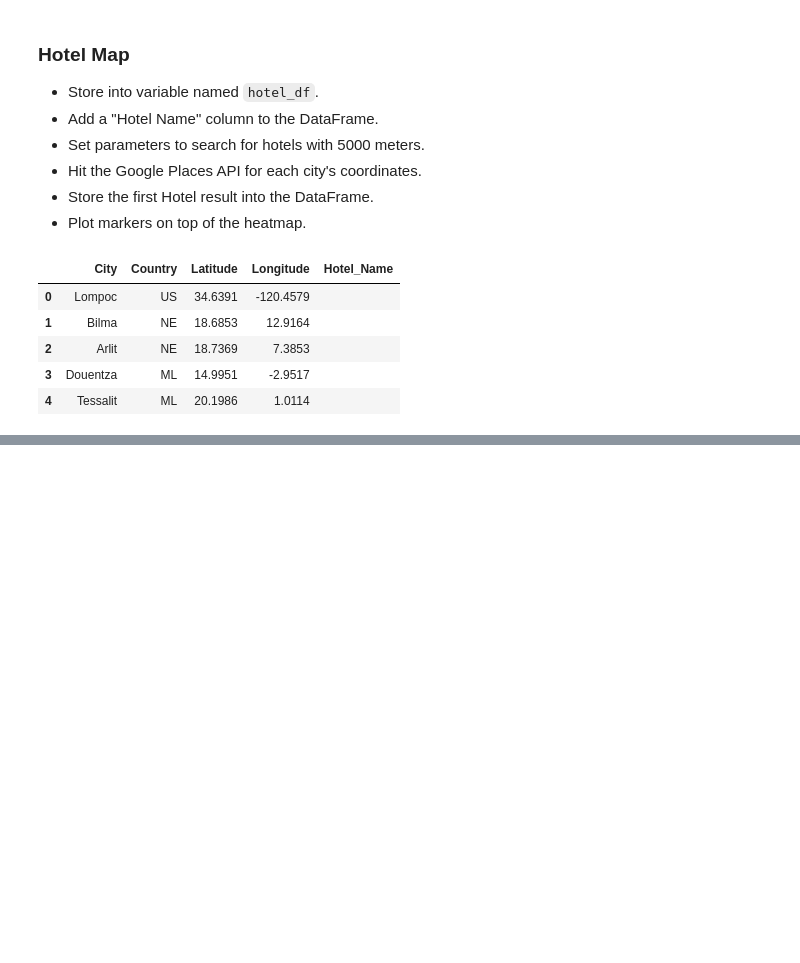
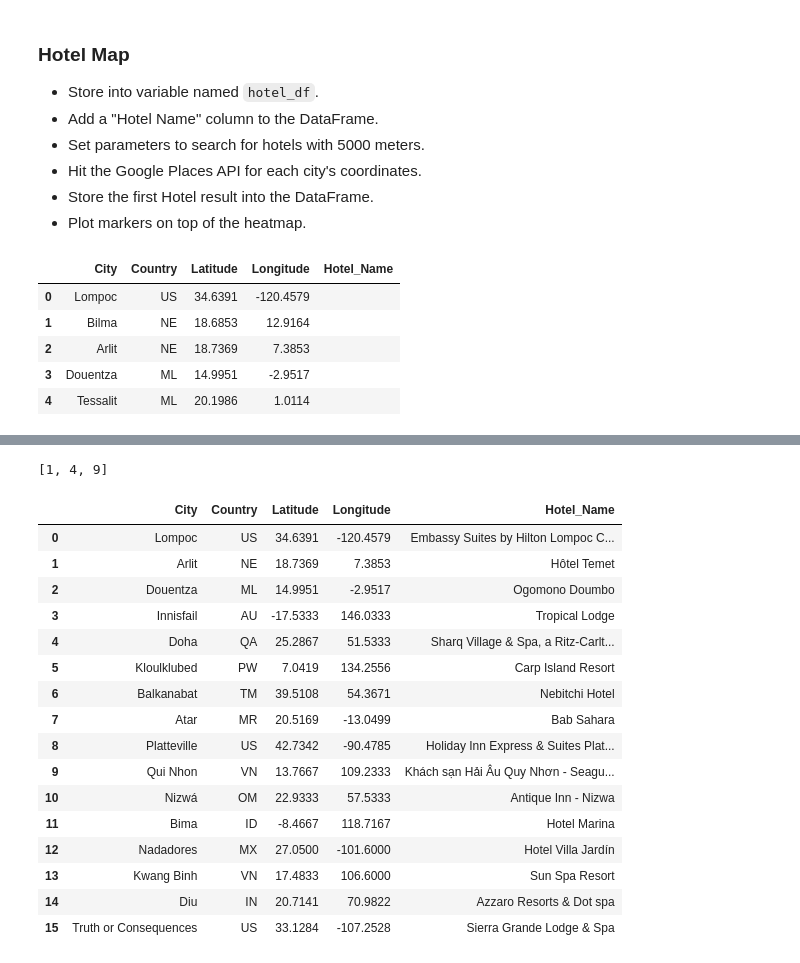
Before and after one commit to Lubinl/Python_APIs_Challenge, a Jupyter notebook: VacationPy/VacationPy.ipynb, the cells around one changed output, grey strips where cells are left out. Drawn from its saved outputs; the diff is of its cells as text; code cells hidden in the pictures; blank space fills up the shorter version.

```diff
--- a/VacationPy/VacationPy.ipynb
+++ b/VacationPy/VacationPy.ipynb
@@ -113,14 +114,34 @@ hotel_df.head()
 #(Referenced: https://developers.google.com/maps/documentation/places/web-service/search)
 base_url = "https://maps.googleapis.com/maps/api/place/nearbysearch/json"
 
-params = {"key": g_key,
-          "radius": 5000,
-          "type": "lodging"
-          "keyword": "hotel"}
-
+params = {"key" : g_key,
+          "radius" : 5000,
+          "type" : "hotel",
+          "keyword" : "hotels"}
+drop_index = []
 #Start For loop to go through each row and retrieve lodging
-For index, row in hotel_df.iterows():
+for index, row in hotel_df.iterrows():
     city = row['City']
     latitude = row['Latitude']
     longitude = row['Longitude']
+
+    # add keyword to params dict
     params['location'] = f"{latitude},{longitude}"
+
+    # assemble url and make API request
+    print(f'Retreiving Resultsfor Index {index}: {city}.')
+    response = requests.get(base_url, params=params).json()
+
+    #Extract Results
+    results = response['results']
+
+    try:
+        print(f"Closest lodging in {city} is {results[0]['name']}.")
+        if results[0]['name'] != '':
+            hotel_df.loc[index,'Hotel_Name'] = results[0]['name']
+    except (KeyError, IndexError):
+        drop_index.append(index)
+        print('Missing field/result...skipping.')
+    print('-'*10)
+    time.sleep(1)
+print(f'-----End of Search-----')
@@ -127,3 +186,28 @@ For index, row in hotel_df.iterows():
+# %%
+drop_index
+# %% [output]
+[1, 4, 9]
+# %%
+clean_hotel_df = hotel_df.drop(drop_index).reset_index(drop=True)
+clean_hotel_df
+# %% [output]
+|  | City | Country | Latitude | Longitude | Hotel_Name |
+| 0 | Lompoc | US | 34.6391 | -120.4579 | Embassy Suites by Hilton Lompoc C... |
+| 1 | Arlit | NE | 18.7369 | 7.3853 | Hôtel Temet |
+| 2 | Douentza | ML | 14.9951 | -2.9517 | Ogomono Doumbo |
+| 3 | Innisfail | AU | -17.5333 | 146.0333 | Tropical Lodge |
+| 4 | Doha | QA | 25.2867 | 51.5333 | Sharq Village & Spa, a Ritz-Carlt... |
+| 5 | Kloulklubed | PW | 7.0419 | 134.2556 | Carp Island Resort |
+| 6 | Balkanabat | TM | 39.5108 | 54.3671 | Nebitchi Hotel |
+| 7 | Atar | MR | 20.5169 | -13.0499 | Bab Sahara |
+| 8 | Platteville | US | 42.7342 | -90.4785 | Holiday Inn Express & Suites Plat... |
+| 9 | Qui Nhon | VN | 13.7667 | 109.2333 | Khách sạn Hải Âu Quy Nhơn - Seagu... |
+| 10 | Nizwá | OM | 22.9333 | 57.5333 | Antique Inn - Nizwa |
+| 11 | Bima | ID | -8.4667 | 118.7167 | Hotel Marina |
+| 12 | Nadadores | MX | 27.0500 | -101.6000 | Hotel Villa Jardín |
+| 13 | Kwang Binh | VN | 17.4833 | 106.6000 | Sun Spa Resort |
+| 14 | Diu | IN | 20.7141 | 70.9822 | Azzaro Resorts & Dot spa |
+| 15 | Truth or Consequences | US | 33.1284 | -107.2528 | Sierra Grande Lodge & Spa |
 # %%
 # NOTE: Do not change any of the code in this cell
 
```
Also changed, not shown: parts of 5 cells of this notebook, 17 other files.
